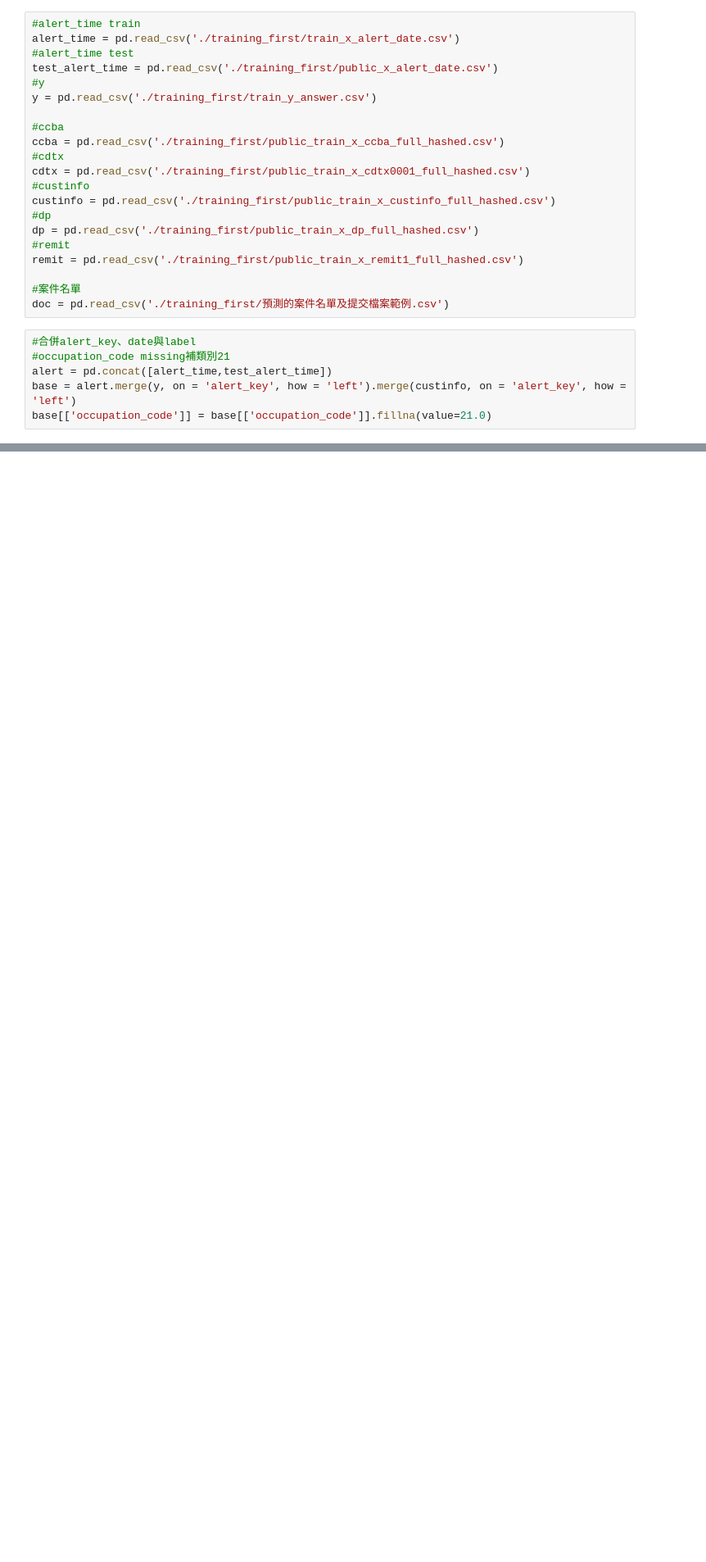
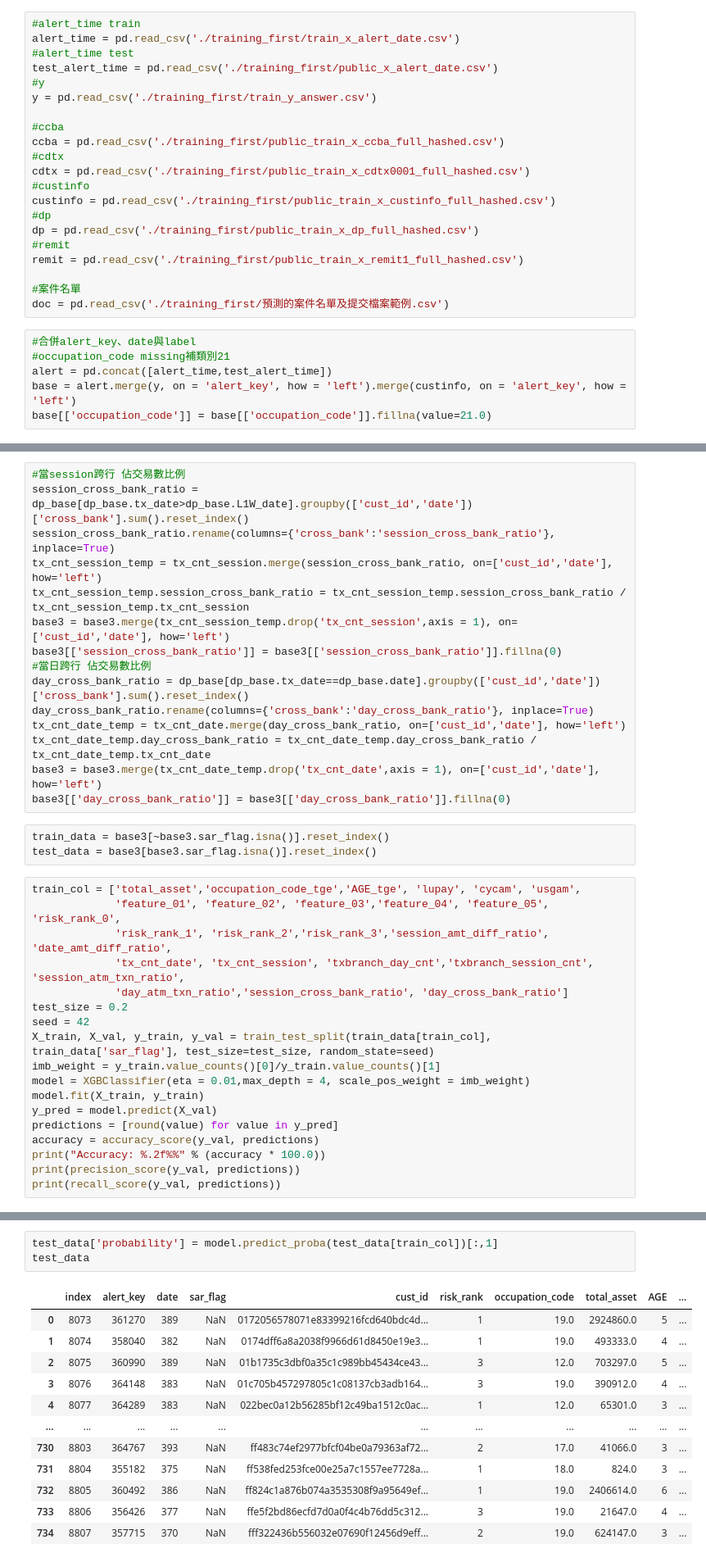
Before and after one commit to jasonliu1990/brainchild, a Jupyter notebook: features/id_date_base.ipynb, the cells around one changed output, grey strips where cells are left out. Shown at 82% size. Cells and saved outputs as stored; diff of their text form; blank space fills up the shorter version.

```diff
--- a/features/id_date_base.ipynb
+++ b/features/id_date_base.ipynb
@@ -119,0 +191,36 @@ base.groupby('occupation_code').agg({'occupation_code':'count'})
+# %%
+#當session跨行 佔交易數比例
+session_cross_bank_ratio = dp_base[dp_base.tx_date>dp_base.L1W_date].groupby(['cust_id','date'])['cross_bank'].sum().reset_index()
+session_cross_bank_ratio.rename(columns={'cross_bank':'session_cross_bank_ratio'}, inplace=True)
+tx_cnt_session_temp = tx_cnt_session.merge(session_cross_bank_ratio, on=['cust_id','date'], how='left')
+tx_cnt_session_temp.session_cross_bank_ratio = tx_cnt_session_temp.session_cross_bank_ratio / tx_cnt_session_temp.tx_cnt_session
+base3 = base3.merge(tx_cnt_session_temp.drop('tx_cnt_session',axis = 1), on=['cust_id','date'], how='left')
+base3[['session_cross_bank_ratio']] = base3[['session_cross_bank_ratio']].fillna(0)
+#當日跨行 佔交易數比例
+day_cross_bank_ratio = dp_base[dp_base.tx_date==dp_base.date].groupby(['cust_id','date'])['cross_bank'].sum().reset_index()
+day_cross_bank_ratio.rename(columns={'cross_bank':'day_cross_bank_ratio'}, inplace=True)
+tx_cnt_date_temp = tx_cnt_date.merge(day_cross_bank_ratio, on=['cust_id','date'], how='left')
+tx_cnt_date_temp.day_cross_bank_ratio = tx_cnt_date_temp.day_cross_bank_ratio / tx_cnt_date_temp.tx_cnt_date
+base3 = base3.merge(tx_cnt_date_temp.drop('tx_cnt_date',axis = 1), on=['cust_id','date'], how='left')
+base3[['day_cross_bank_ratio']] = base3[['day_cross_bank_ratio']].fillna(0)
+# %%
+train_data = base3[~base3.sar_flag.isna()].reset_index()
+test_data = base3[base3.sar_flag.isna()].reset_index()
+# %%
+train_col = ['total_asset','occupation_code_tge','AGE_tge', 'lupay', 'cycam', 'usgam',
+             'feature_01', 'feature_02', 'feature_03','feature_04', 'feature_05', 'risk_rank_0',
+             'risk_rank_1', 'risk_rank_2','risk_rank_3','session_amt_diff_ratio', 'date_amt_diff_ratio',
+             'tx_cnt_date', 'tx_cnt_session', 'txbranch_day_cnt','txbranch_session_cnt', 'session_atm_txn_ratio',
+             'day_atm_txn_ratio','session_cross_bank_ratio', 'day_cross_bank_ratio']
+test_size = 0.2
+seed = 42
+X_train, X_val, y_train, y_val = train_test_split(train_data[train_col], train_data['sar_flag'], test_size=test_size, random_state=seed)
+imb_weight = y_train.value_counts()[0]/y_train.value_counts()[1]
+model = XGBClassifier(eta = 0.01,max_depth = 4, scale_pos_weight = imb_weight)
+model.fit(X_train, y_train)
+y_pred = model.predict(X_val)
+predictions = [round(value) for value in y_pred]
+accuracy = accuracy_score(y_val, predictions)
+print("Accuracy: %.2f%%" % (accuracy * 100.0))
+print(precision_score(y_val, predictions))
+print(recall_score(y_val, predictions))
@@ -119,0 +232,16 @@ base.groupby('occupation_code').agg({'occupation_code':'count'})
+# %%
+test_data['probability'] = model.predict_proba(test_data[train_col])[:,1]
+test_data
+# %% [output]
+|  | index | alert_key | date | sar_flag | cust_id | risk_rank | occupation_code | total_asset | AGE | ... |
+| 0 | 8073 | 361270 | 389 | NaN | 0172056578071e83399216fcd640bdc4d... | 1 | 19.0 | 2924860.0 | 5 | ... |
+| 1 | 8074 | 358040 | 382 | NaN | 0174dff6a8a2038f9966d61d8450e19e3... | 1 | 19.0 | 493333.0 | 4 | ... |
+| 2 | 8075 | 360990 | 389 | NaN | 01b1735c3dbf0a35c1c989bb45434ce43... | 3 | 12.0 | 703297.0 | 5 | ... |
+| 3 | 8076 | 364148 | 383 | NaN | 01c705b457297805c1c08137cb3adb164... | 3 | 19.0 | 390912.0 | 4 | ... |
+| 4 | 8077 | 364289 | 383 | NaN | 022bec0a12b56285bf12c49ba1512c0ac... | 1 | 12.0 | 65301.0 | 3 | ... |
+| ... | ... | ... | ... | ... | ... | ... | ... | ... | ... | ... |
+| 730 | 8803 | 364767 | 393 | NaN | ff483c74ef2977bfcf04be0a79363af72... | 2 | 17.0 | 41066.0 | 3 | ... |
+| 731 | 8804 | 355182 | 375 | NaN | ff538fed253fce00e25a7c1557ee7728a... | 1 | 18.0 | 824.0 | 3 | ... |
+| 732 | 8805 | 360492 | 386 | NaN | ff824c1a876b074a3535308f9a95649ef... | 1 | 19.0 | 2406614.0 | 6 | ... |
+| 733 | 8806 | 356426 | 377 | NaN | ffe5f2bd86ecfd7d0a0f4c4b76dd5c312... | 3 | 19.0 | 21647.0 | 4 | ... |
+| 734 | 8807 | 357715 | 370 | NaN | fff322436b556032e07690f12456d9eff... | 2 | 19.0 | 624147.0 | 3 | ... |
```
Also changed, not shown: parts of 27 cells of this notebook.
